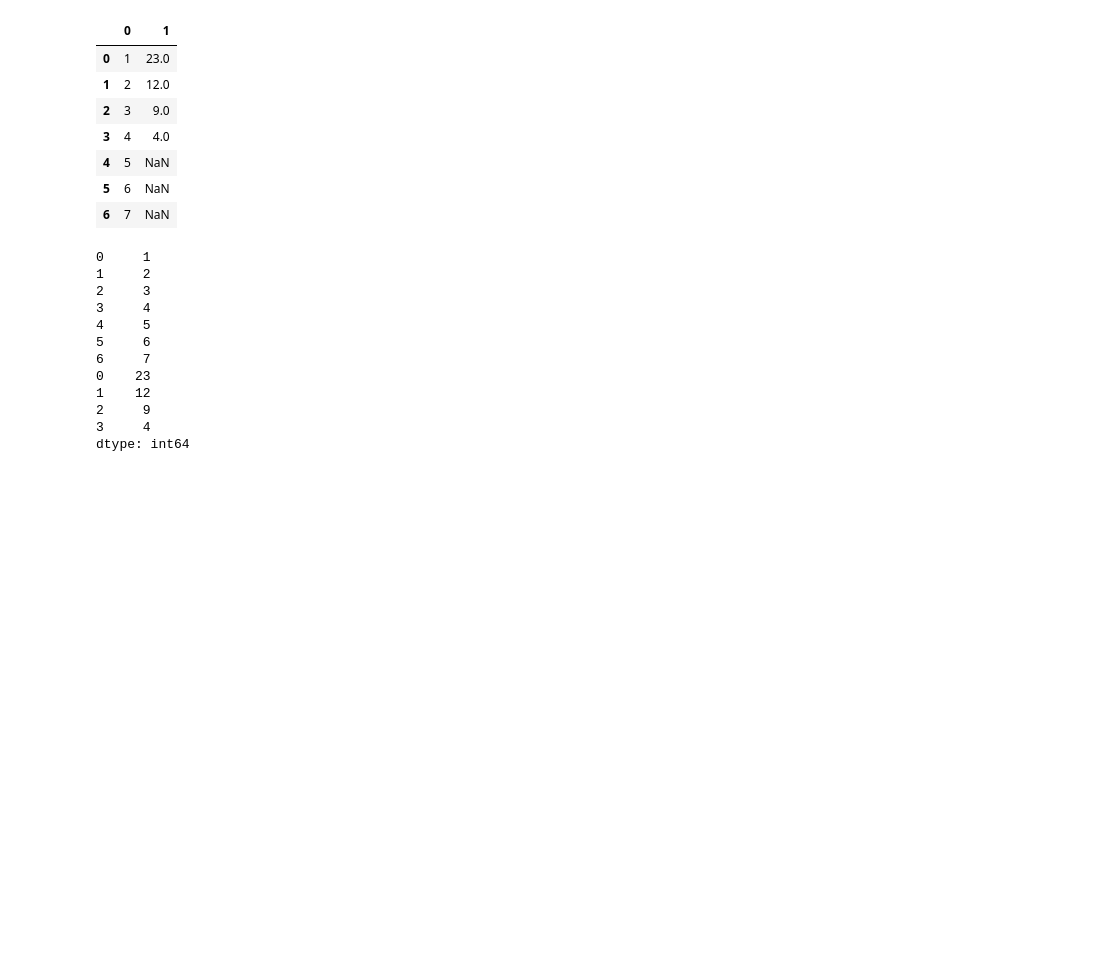
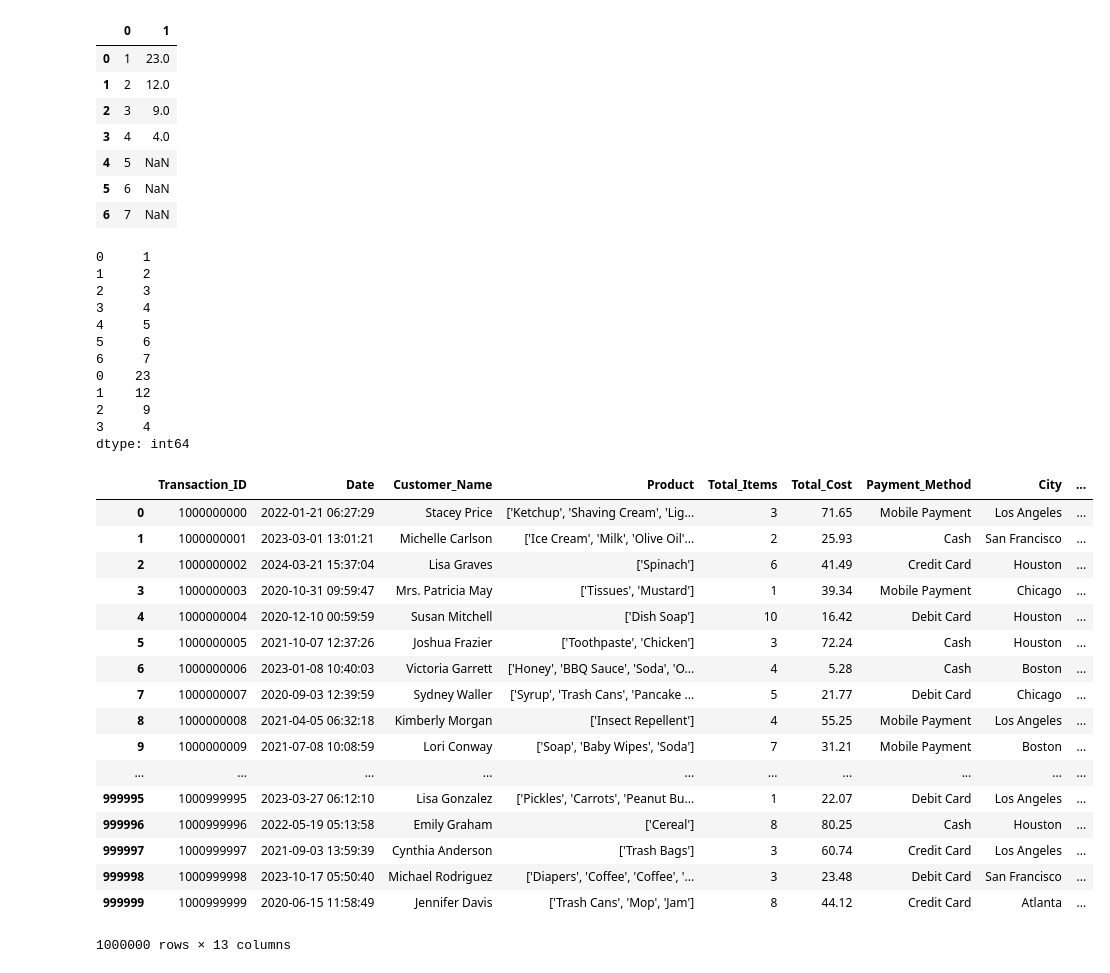
Before and after one commit to Biuuu2309/Data-Analysis-Basic-Method, a Jupyter notebook: Assign/DataFrame.ipynb, the cells around one changed output. Saved outputs shown, nothing was run; the diff lists cells and outputs as text; code cells hidden in the pictures; blank space fills up the shorter version.

```diff
--- a/Assign/DataFrame.ipynb
+++ b/Assign/DataFrame.ipynb
@@ -444,3 +444,25 @@ df5
 2     9
 3     4
 dtype: int64
+# %%
+df6 = pd.read_csv('E:\Data Analysis Basic Method\Project\Data-Analysis-Basic-Method\Document\Retail_Transactions_Dataset.csv')
+df6
+# %% [output]
+|  | Transaction_ID | Date | Customer_Name | Product | Total_Items | Total_Cost | Payment_Method | City | ... |
+| 0 | 1000000000 | 2022-01-21 06:27:29 | Stacey Price | ['Ketchup', 'Shaving Cream', 'Lig... | 3 | 71.65 | Mobile Payment | Los Angeles | ... |
+| 1 | 1000000001 | 2023-03-01 13:01:21 | Michelle Carlson | ['Ice Cream', 'Milk', 'Olive Oil'... | 2 | 25.93 | Cash | San Francisco | ... |
+| 2 | 1000000002 | 2024-03-21 15:37:04 | Lisa Graves | ['Spinach'] | 6 | 41.49 | Credit Card | Houston | ... |
+| 3 | 1000000003 | 2020-10-31 09:59:47 | Mrs. Patricia May | ['Tissues', 'Mustard'] | 1 | 39.34 | Mobile Payment | Chicago | ... |
+| 4 | 1000000004 | 2020-12-10 00:59:59 | Susan Mitchell | ['Dish Soap'] | 10 | 16.42 | Debit Card | Houston | ... |
+| 5 | 1000000005 | 2021-10-07 12:37:26 | Joshua Frazier | ['Toothpaste', 'Chicken'] | 3 | 72.24 | Cash | Houston | ... |
+| 6 | 1000000006 | 2023-01-08 10:40:03 | Victoria Garrett | ['Honey', 'BBQ Sauce', 'Soda', 'O... | 4 | 5.28 | Cash | Boston | ... |
+| 7 | 1000000007 | 2020-09-03 12:39:59 | Sydney Waller | ['Syrup', 'Trash Cans', 'Pancake ... | 5 | 21.77 | Debit Card | Chicago | ... |
+| 8 | 1000000008 | 2021-04-05 06:32:18 | Kimberly Morgan | ['Insect Repellent'] | 4 | 55.25 | Mobile Payment | Los Angeles | ... |
+| 9 | 1000000009 | 2021-07-08 10:08:59 | Lori Conway | ['Soap', 'Baby Wipes', 'Soda'] | 7 | 31.21 | Mobile Payment | Boston | ... |
+| ... | ... | ... | ... | ... | ... | ... | ... | ... | ... |
+| 999995 | 1000999995 | 2023-03-27 06:12:10 | Lisa Gonzalez | ['Pickles', 'Carrots', 'Peanut Bu... | 1 | 22.07 | Debit Card | Los Angeles | ... |
+| 999996 | 1000999996 | 2022-05-19 05:13:58 | Emily Graham | ['Cereal'] | 8 | 80.25 | Cash | Houston | ... |
+| 999997 | 1000999997 | 2021-09-03 13:59:39 | Cynthia Anderson | ['Trash Bags'] | 3 | 60.74 | Credit Card | Los Angeles | ... |
+| 999998 | 1000999998 | 2023-10-17 05:50:40 | Michael Rodriguez | ['Diapers', 'Coffee', 'Coffee', '... | 3 | 23.48 | Debit Card | San Francisco | ... |
+| 999999 | 1000999999 | 2020-06-15 11:58:49 | Jennifer Davis | ['Trash Cans', 'Mop', 'Jam'] | 8 | 44.12 | Credit Card | Atlanta | ... |
+1000000 rows × 13 columns
```
Also changed, not shown: parts of 2 cells of this notebook.
